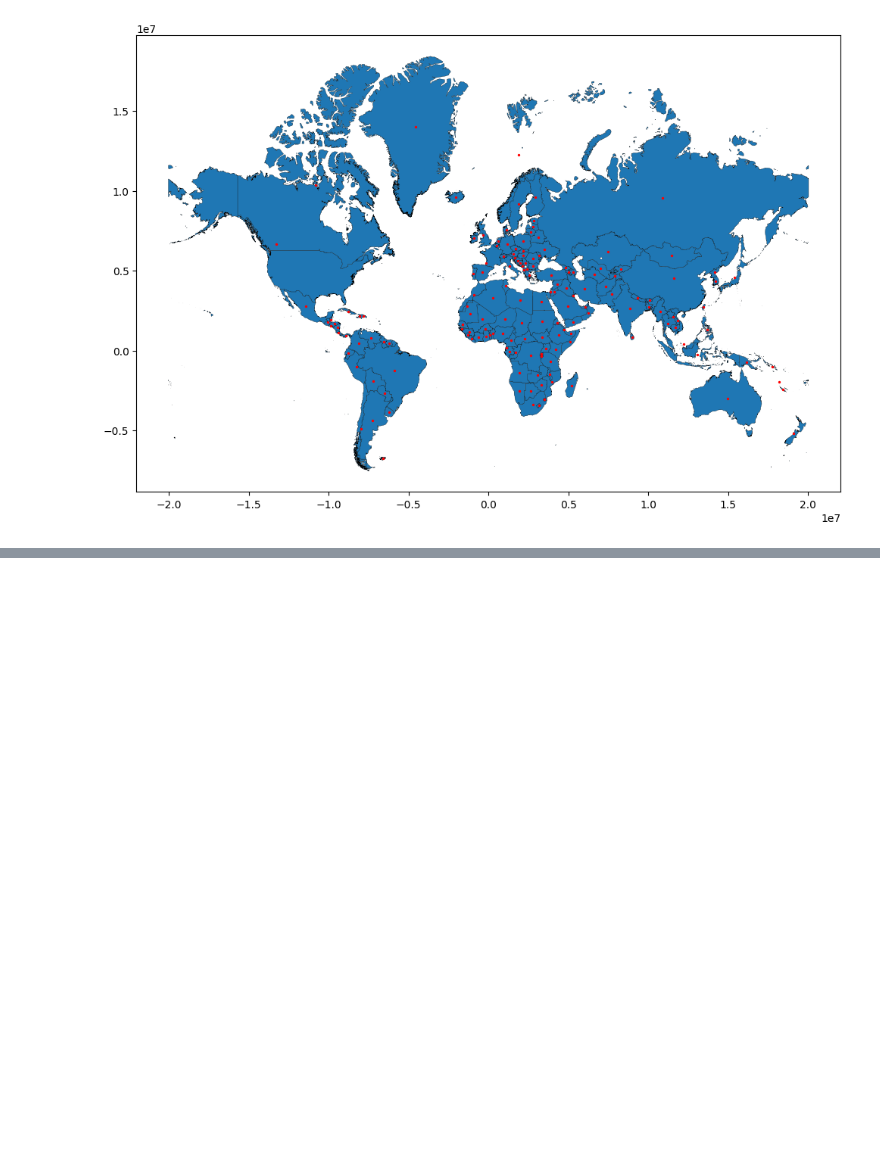
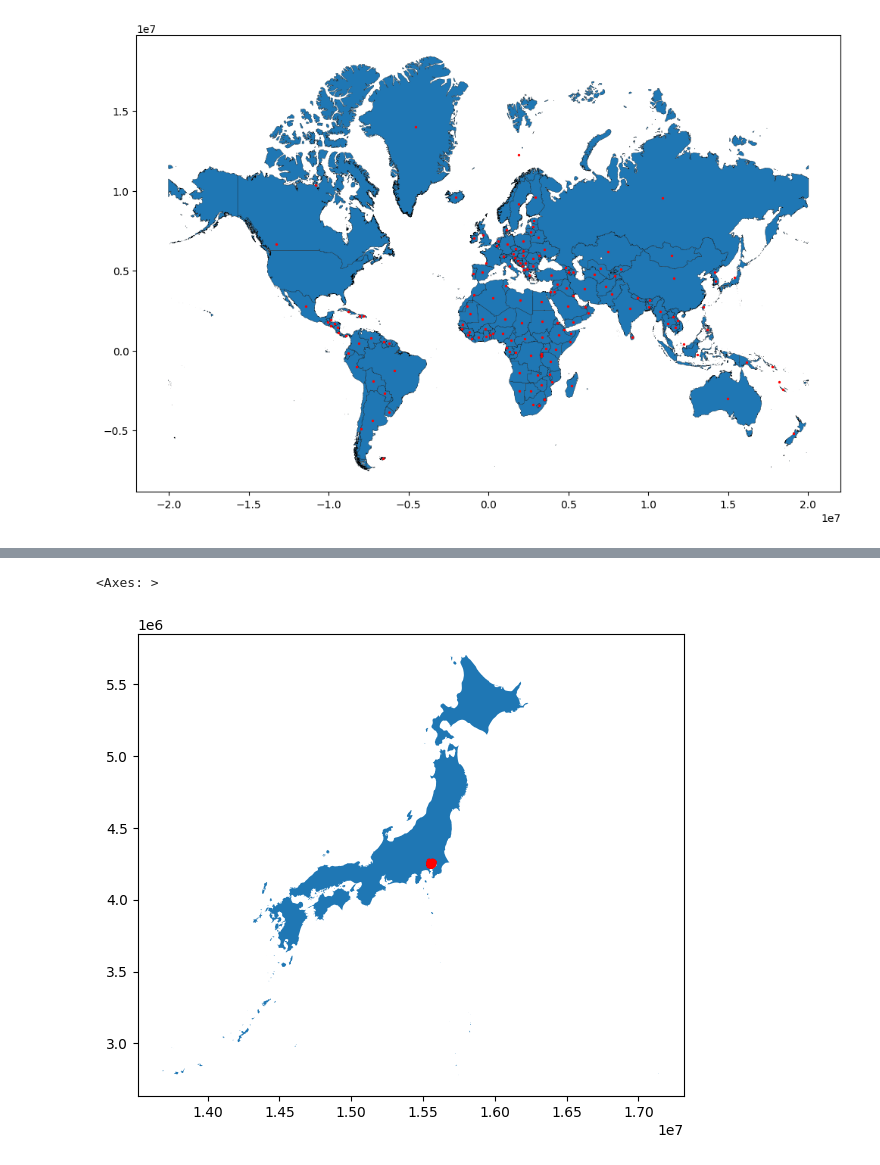
Before and after one commit to arunrajks/geospatial_analysis, a Jupyter notebook: countries_geopandas.ipynb, the cells around one changed output, grey strips where cells are left out. Cells and saved outputs as stored; diff of their text form; code cells hidden in the pictures; blank space fills up the shorter version.

```diff
--- a/countries_geopandas.ipynb
+++ b/countries_geopandas.ipynb
@@ -70,0 +74,9 @@ e
+# %%
+# red csv using pandas
+tokyo_df = pd.read_csv('data/tokyo_clean.csv')
+tokyo_df
+
+# convert the lat lon cordinates to geomtry points using geopnads
+tokyo_gdf = gpd.GeoDataFrame(tokyo_df, geometry=(gpd.points_from_xy(
+    x=tokyo_df.longitude, y=tokyo_df.latitude, crs='EPSG:4326')))
+tokyo_gdf
@@ -70,0 +97,6 @@ e
+# %%
+ax = country_polygon.query("ADMIN=='Japan'").plot(figsize=(10, 6))
+tokyo_gdf.to_crs('EPSG:3857').plot(ax=ax, color='red', markersize=2)
+# %% [output]
+<Axes: >
+[figure, added]
```
Also changed, not shown: parts of 3 cells of this notebook, 1 other file.
